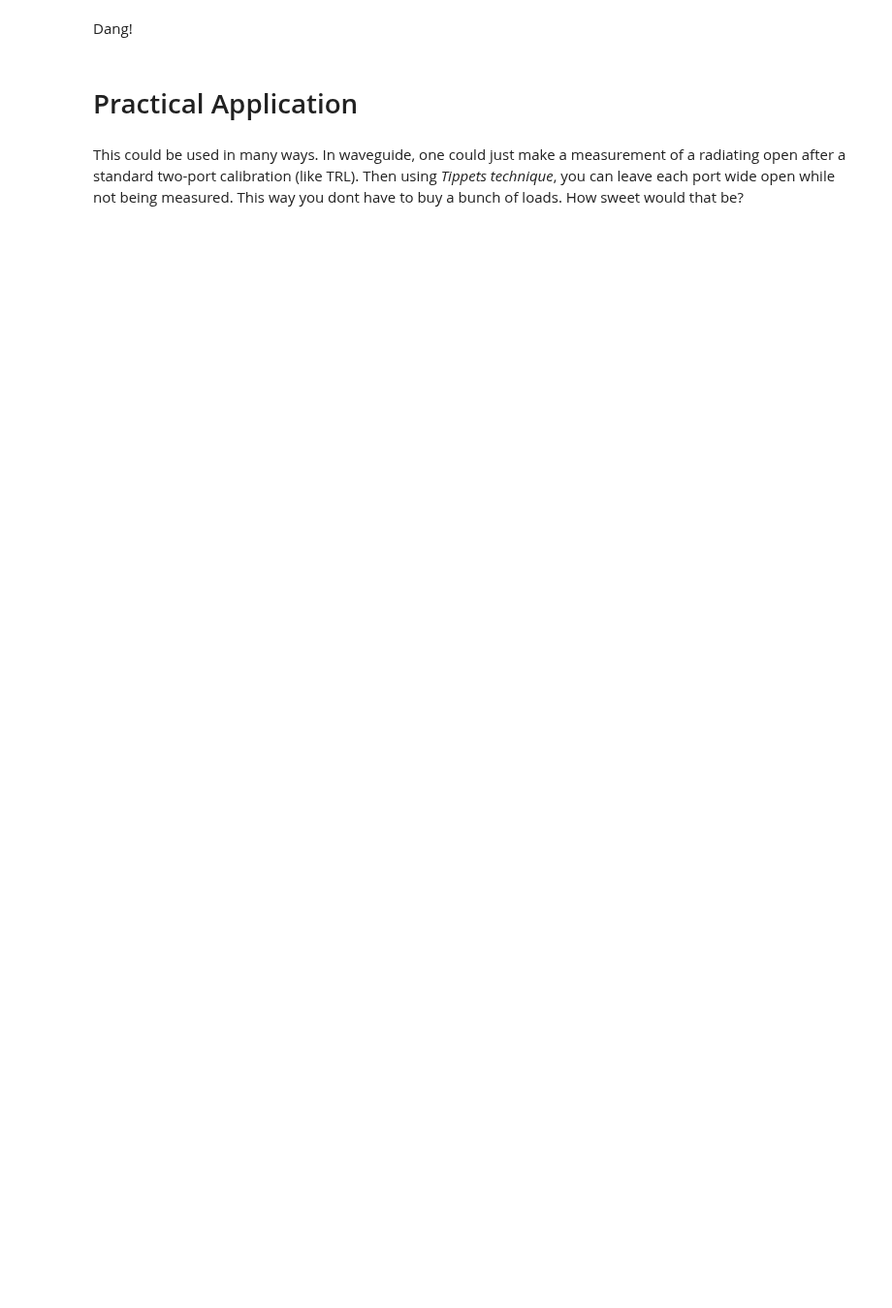
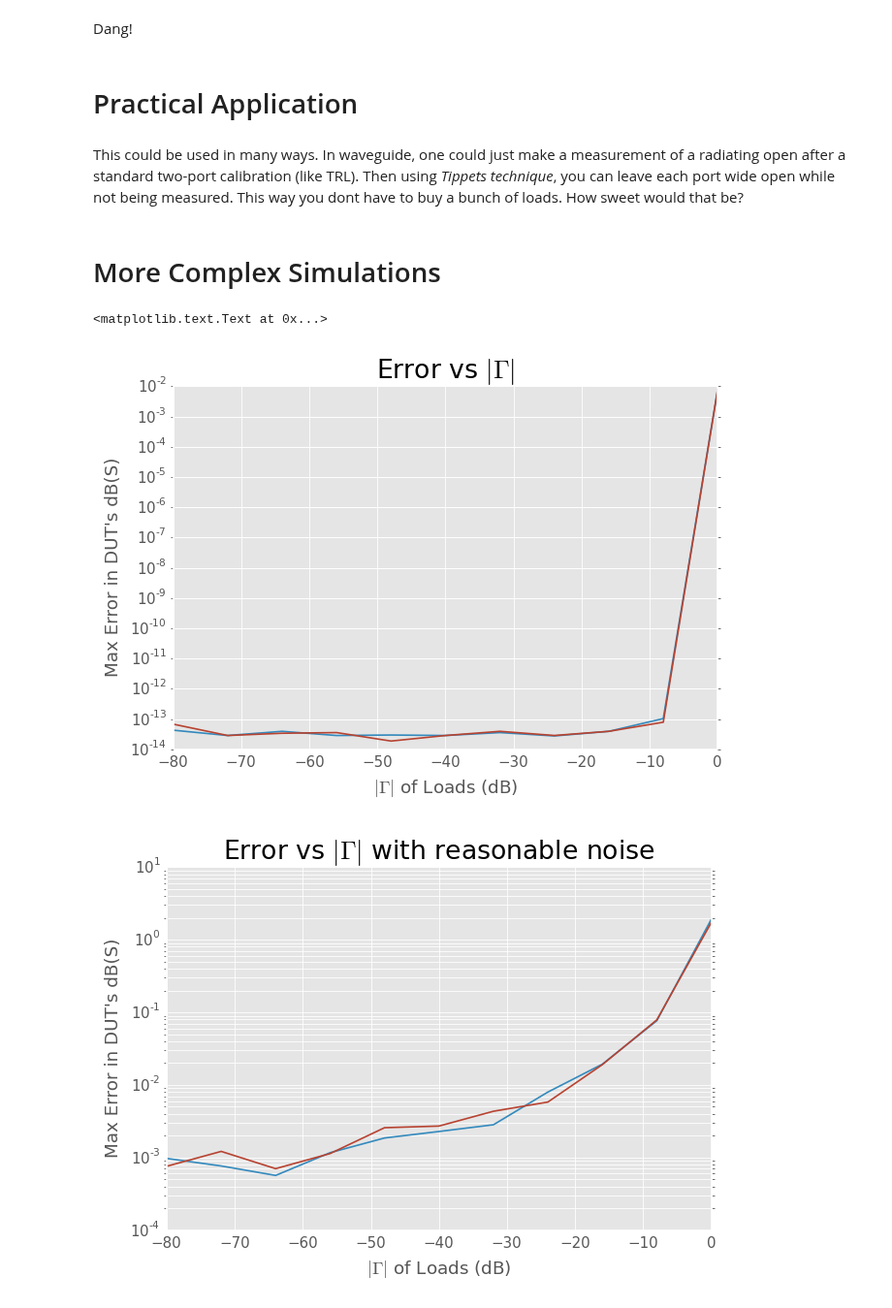
Before and after one commit to scikit-rf/examples, a Jupyter notebook: Measuring a Mutiport Device with a 2-Port Network Analyzer.ipynb, the cells around one changed output. Shown at 97% size. Saved outputs shown, nothing was run; the diff lists cells and outputs as text; code cells hidden in the pictures; blank space fills up the shorter version.

```diff
--- a/Measuring a Mutiport Device with a 2-Port Network Analyzer.ipynb
+++ b/Measuring a Mutiport Device with a 2-Port Network Analyzer.ipynb
@@ -158,3 +158,5 @@ Dang!
 # Practical Application
 # %% [markdown]
 This could be used in many ways. In waveguide, one could just make a measurement of a radiating open after a standard two-port calibration (like TRL). Then using *Tippets technique*, you can  leave each port wide open while not being measured. This way you dont have to buy a bunch of loads. How sweet would that be?
+# %% [markdown]
+# More Complex Simulations
@@ -160,0 +212,34 @@ This could be used in many ways. In waveguide, one could just make a measurement
+# %%
+wg.frequency.npoints = 11
+dut = wg.random(4)
+
+#er = lambda gamma: mean((tippits(dut,gamma)-dut).s_mag)/mean(dut.s_mag)
+def er(gamma, *args):
+    return max(abs(tippits(dut, rf.db_2_mag(gamma),*args).s_db-dut.s_db).flatten())
+
+gammas = linspace(-80,0,11)
+
+
+title('Error vs $|\Gamma|$')
+plot(gammas, [er(k) for k in gammas])
+plot(gammas, [er(k) for k in gammas])
+semilogy()
+xlabel('$|\Gamma|$ of Loads (dB)')
+ylabel('Max Error in DUT\'s dB(S)')
+
+
+
+figure()
+
+#er = lambda gamma: max(abs(tippits(dut,gamma,(1e-5,.1)).s_db-dut.s_db).flatten())
+noise = (1e-5,.1)
+title('Error vs $|\Gamma|$ with reasonable noise')
+plot(gammas, [er(k, noise) for k in gammas])
+plot(gammas, [er(k,noise) for k in gammas])
+semilogy()
+xlabel('$|\Gamma|$ of Loads (dB)')
+ylabel('Max Error in DUT\'s dB(S)')
+# %% [output]
+<matplotlib.text.Text at 0x...>
+[figure, added]
+[figure, added]
```
Also changed, not shown: parts of 5 cells of this notebook.
